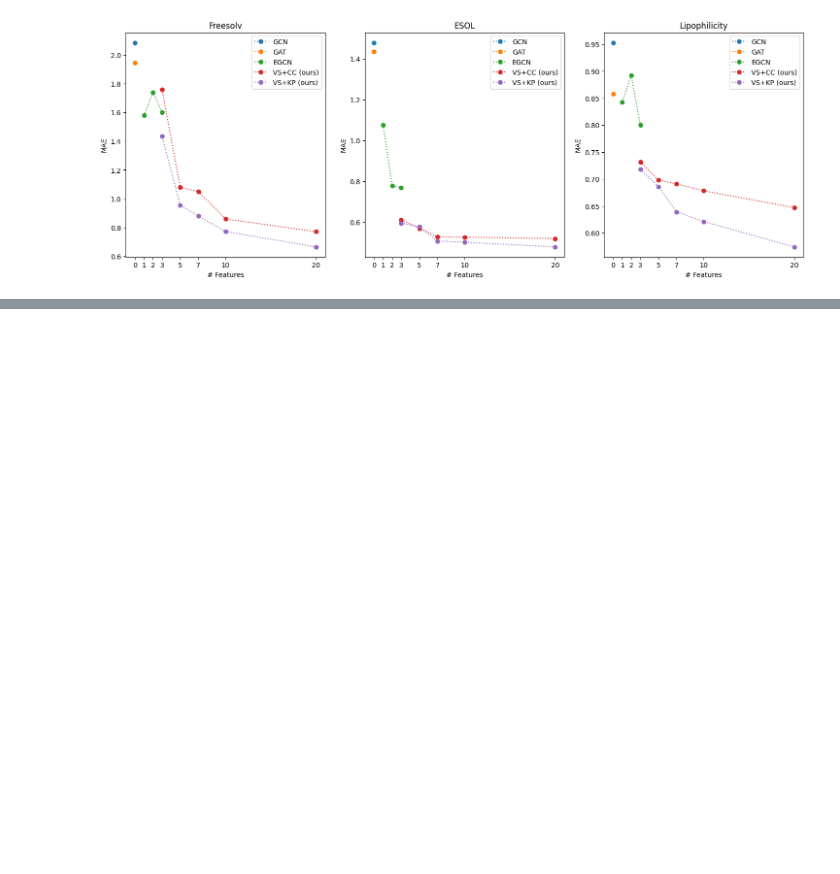
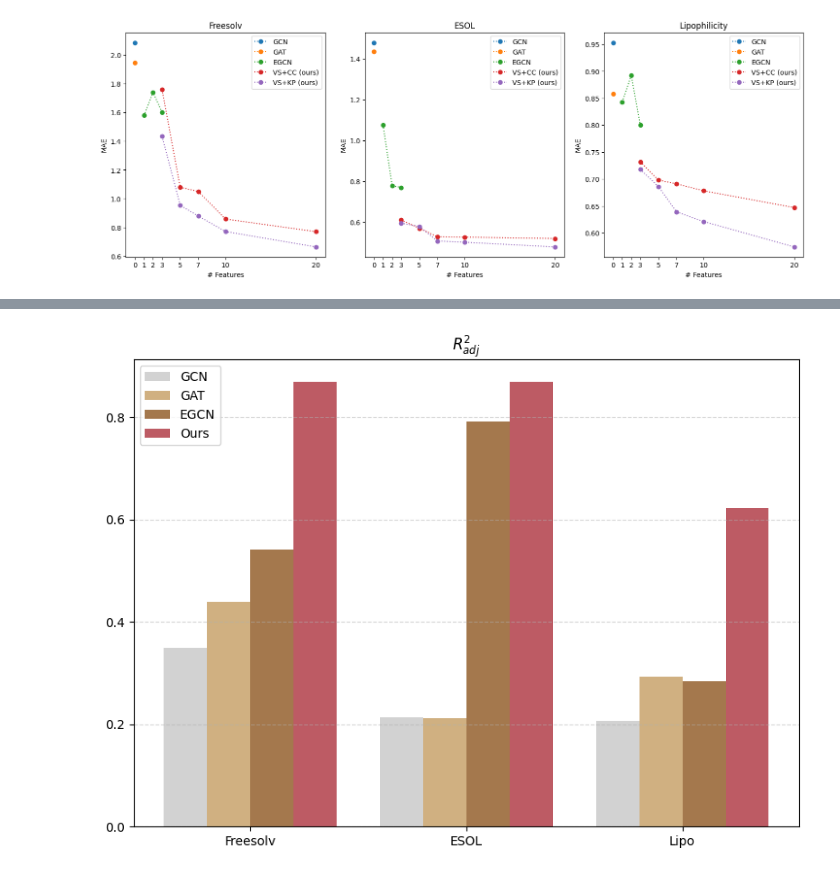
Before and after one commit to DSjayjang/Project, a Jupyter notebook: ChemGCNs/visualization/plot_ablation.ipynb, the cells around one changed output, grey strips where cells are left out. Cells and saved outputs as stored; diff of their text form; code cells hidden in the pictures; blank space fills up the shorter version.

```diff
--- a/ChemGCNs/visualization/plot_ablation.ipynb
+++ b/ChemGCNs/visualization/plot_ablation.ipynb
@@ -143,0 +190,27 @@ plt.show()
+# %%
+x = np.arange(len(datasets))
+width = 0.2
+
+fig, ax = plt.subplots(figsize = (8, 6))
+
+for i in range(len(models)):
+    ax.bar(x + i * width - width * 1.5,
+           performance_r2[:, i],
+           width, label = models[i], alpha = 0.85, color = colors[i])
+
+ax.set_xticks(x)
+ax.set_xticklabels(datasets)
+ax.set_title('$R_{adj}^{2}$')
+ax.legend(loc = 'upper left')
+ax.grid(axis='y', linestyle='--', alpha=0.5)
+
+plt.tight_layout()
+
+# # 저장
+# file_name = f'bar_r2.png'
+# file_path = r'..\results_figure\ablation\\' + file_name
+# plt.savefig(file_path, dpi = 600, bbox_inches = 'tight')
+
+plt.show()
+# %% [output]
+[figure, added]
```
Also changed, not shown: parts of 4 cells of this notebook, 9 other files.
